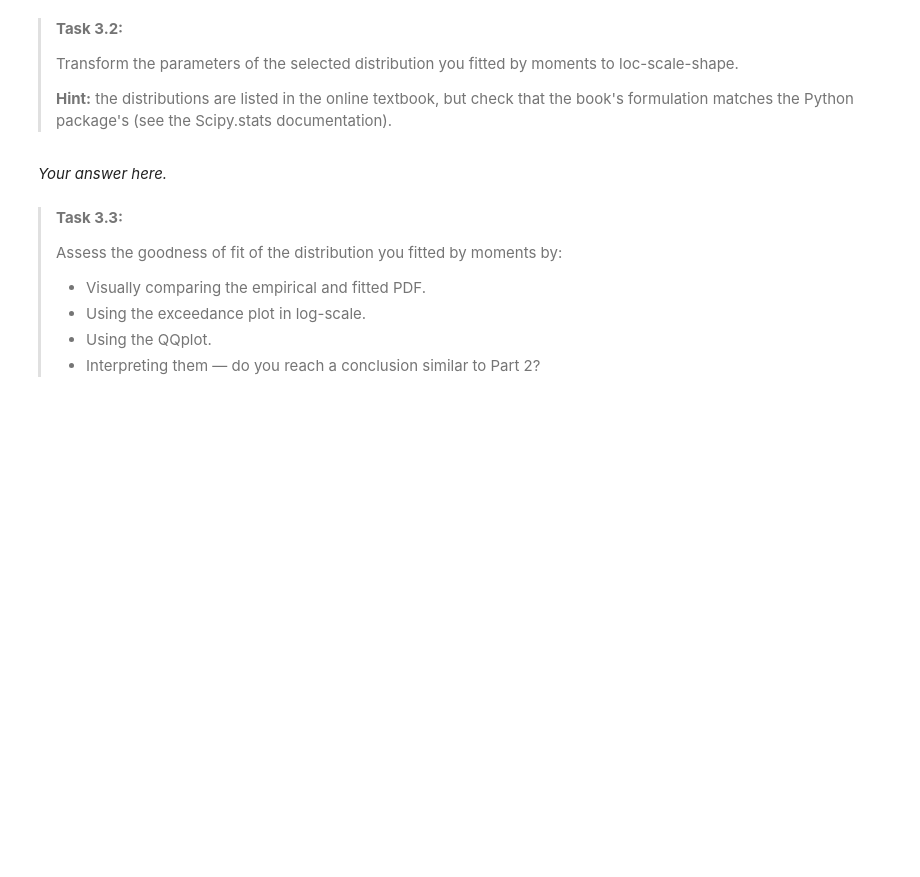
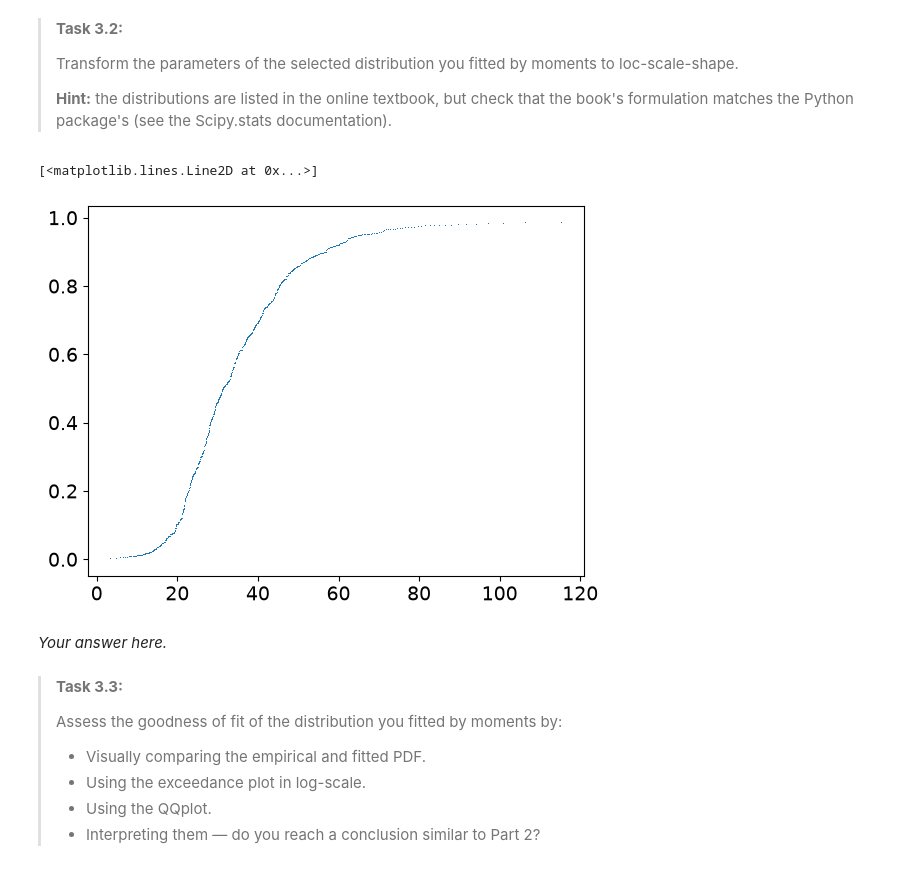
Before and after one commit to candicehabay11/WS1.4, a Jupyter notebook: WS1_4_Fit_happens.ipynb, the cells around one changed output. Drawn from its saved outputs; the diff is of its cells as text; code cells hidden in the pictures; blank space fills up the shorter version.

```diff
--- a/WS1_4_Fit_happens.ipynb
+++ b/WS1_4_Fit_happens.ipynb
@@ -86,3 +84,9 @@ df_describe.describe()
 | 50% | 33.870853 |
 | 75% | 46.232813 |
 | max | 82.599225 |
+# %%
+mean = 35.724196
+std = 16.797389
+beta = std*(np.sqrt(6)/np.pi)
+mu = mean - 0.577*beta
+print(mu)
@@ -148,6 +162,19 @@ NameError: name 'data' is not defined
 >Transform the parameters of the selected distribution you fitted by moments to loc-scale-shape.
 >
 >**Hint:** the distributions are listed in the online textbook, but check that the book's formulation matches the Python package's (see the Scipy.stats documentation).
+# %%
+from scipy import stats
+
+loc = mu      # ≈ 28.16
+scale = beta  # ≈ 13.10
+
+# now you can call scipy's built-in functions instead of manual formulas
+predicted_values = stats.gumbel_r.ppf(x[0], loc=loc, scale=scale)  # inverse CDF (quantile function)
+cdf_values = stats.gumbel_r.cdf(x[1], loc=loc, scale=scale)        # forward CDF
+plt.plot(predicted_values, cdf_values, marker = ',', linestyle = 'none')
+# %% [output]
+[<matplotlib.lines.Line2D at 0x...>]
+[figure, added]
 # %% [markdown]
 *Your answer here.*
 # %% [markdown]
```
Also changed, not shown: parts of 10 cells of this notebook.
